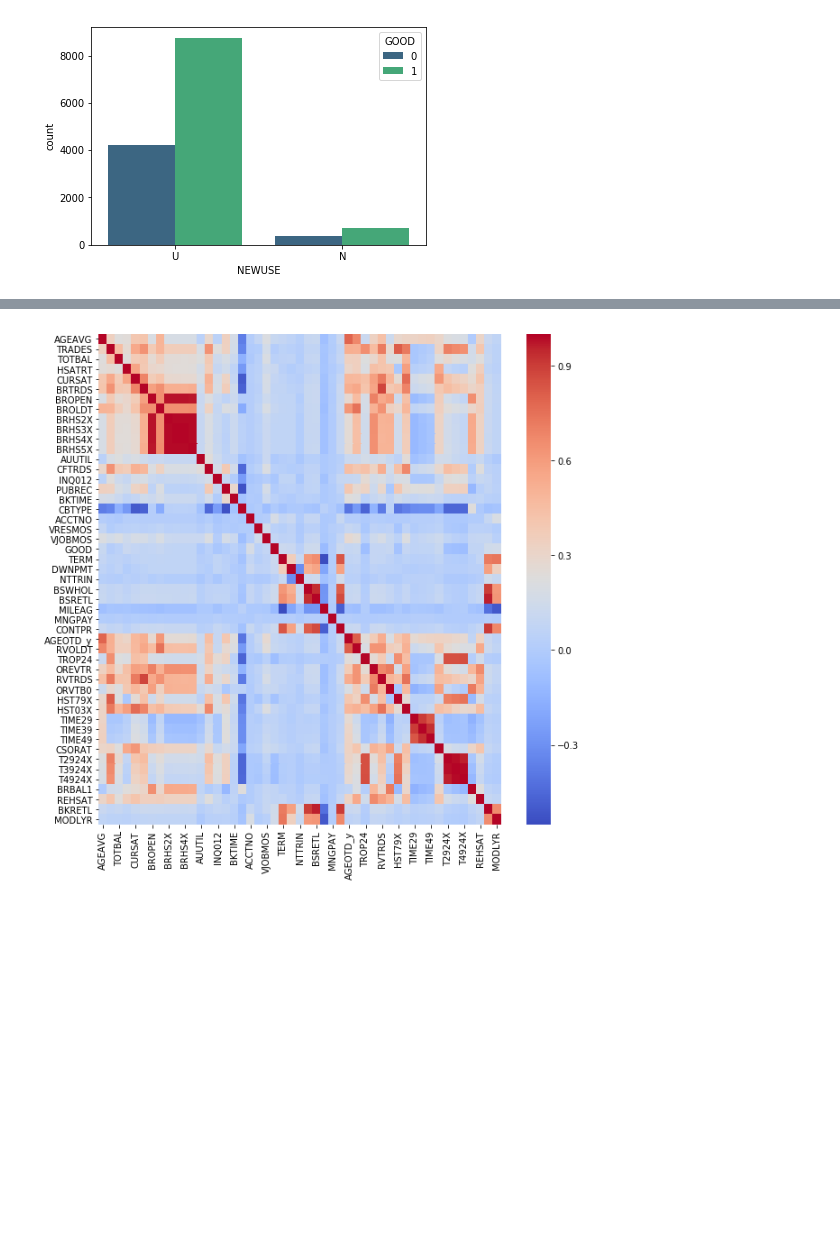
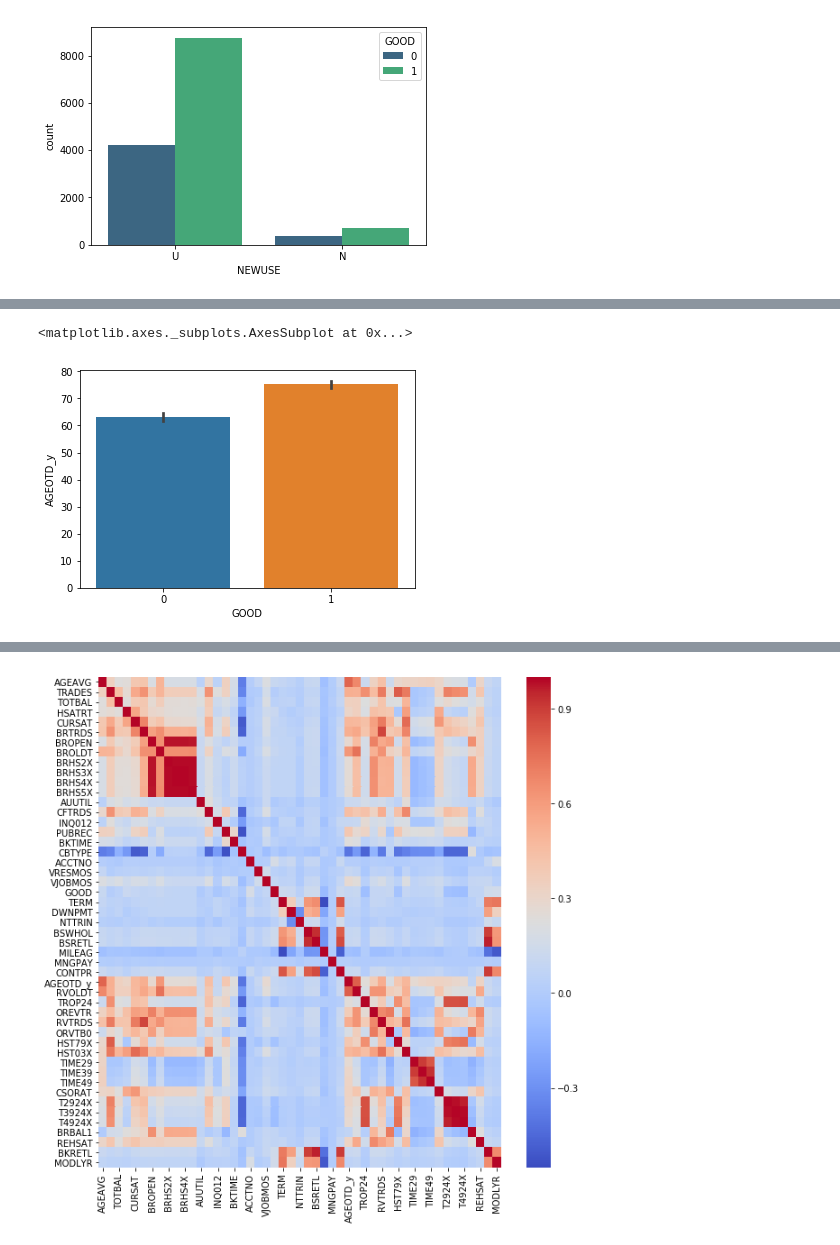
Before and after one commit to MehdiMahmoodi/Data_Mining, a Jupyter notebook: Loading_Merging_cleaning_visualizing Data.ipynb, the cells around one changed output, grey strips where cells are left out. Saved outputs shown, nothing was run; the diff lists cells and outputs as text; code cells hidden in the pictures; blank space fills up the shorter version.

```diff
--- a/Loading_Merging_cleaning_visualizing Data.ipynb
+++ b/Loading_Merging_cleaning_visualizing Data.ipynb
@@ -278,0 +472,5 @@ sns.countplot('NEWUSE',data=df,hue='GOOD',palette='viridis')
+# %%
+sns.barplot(df['GOOD'],df['AGEOTD_y'])
+# %% [output]
+<matplotlib.axes._subplots.AxesSubplot at 0x...>
+[figure, added]
```
Also changed, not shown: parts of 38 cells of this notebook, 6 other files.
